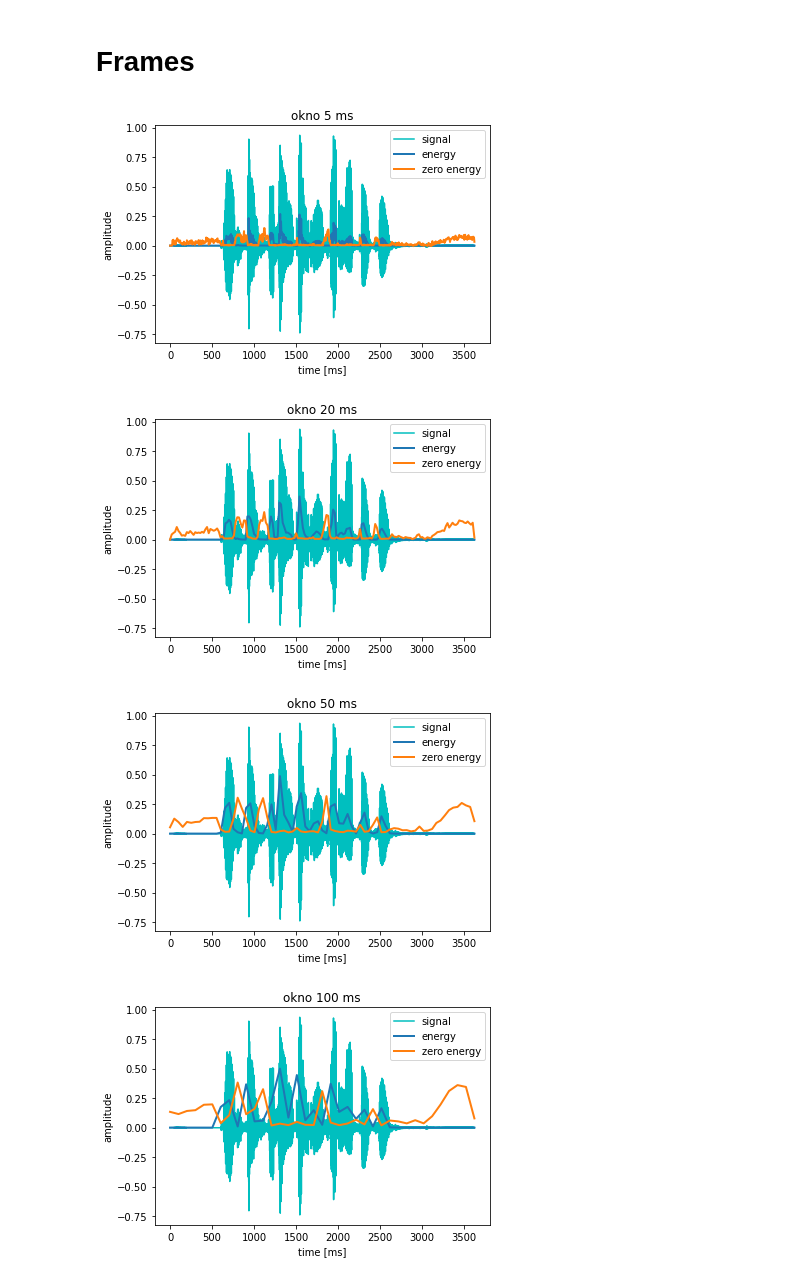
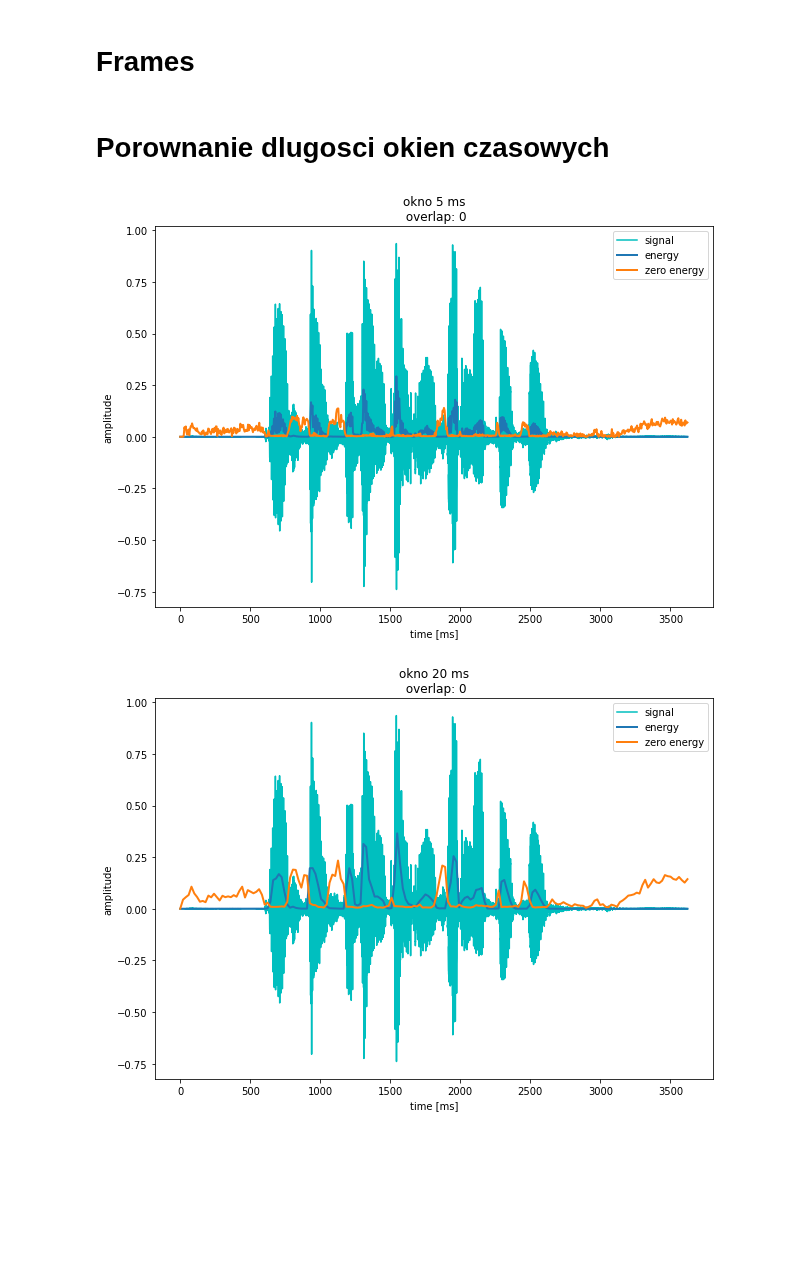
Before and after one commit to MeWoash/Data-analysis, a Jupyter notebook: lab12/lab12.ipynb, the cells around one changed output. Drawn from its saved outputs; the diff is of its cells as text; code cells hidden in the pictures; blank space fills up the shorter version.

```diff
--- a/lab12/lab12.ipynb
+++ b/lab12/lab12.ipynb
@@ -52,23 +85,7 @@ def zero_energy(frame):
-# %%
-dur=[5,20,50,100]
-
-for d in dur:
-    E,Z=frame(t, s, d)
-    framet=np.linspace(0,t.max(),len(E))
-
-    plt.title(f"okno {d} ms")
-    plt.xlabel("time [ms]")
-    plt.ylabel("amplitude")
-
-    plt.plot(t,s,'c',label='signal')
-    plt.plot(framet, E, linewidth=2, label='energy')
-    plt.plot(framet, Z, linewidth=2, label='zero energy')
-
-    plt.legend()
-
-    plt.show()
-# %% [output]
-[figure, removed]
-[figure, removed]
-[figure, removed]
-[figure, removed]
+# %% [markdown]
+# Porownanie dlugosci okien czasowych
+# %%
+rysuj(dur=[5,20,50,100], overl=[0])
+# %% [output]
+[figure, added]
+[figure, added]
```
Also changed, not shown: parts of 11 cells of this notebook.
